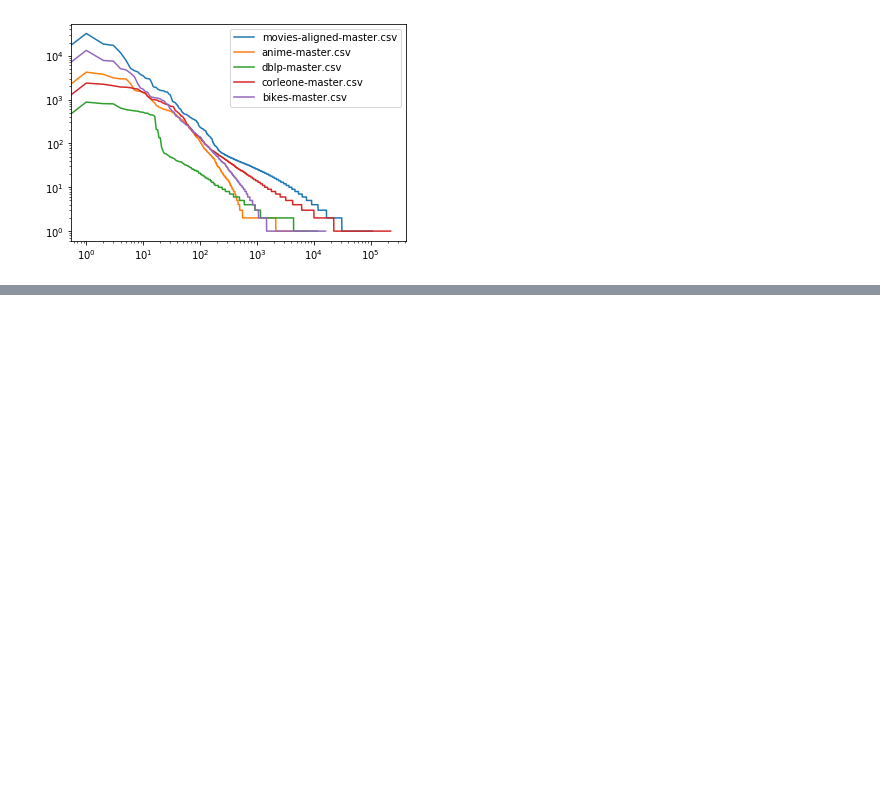
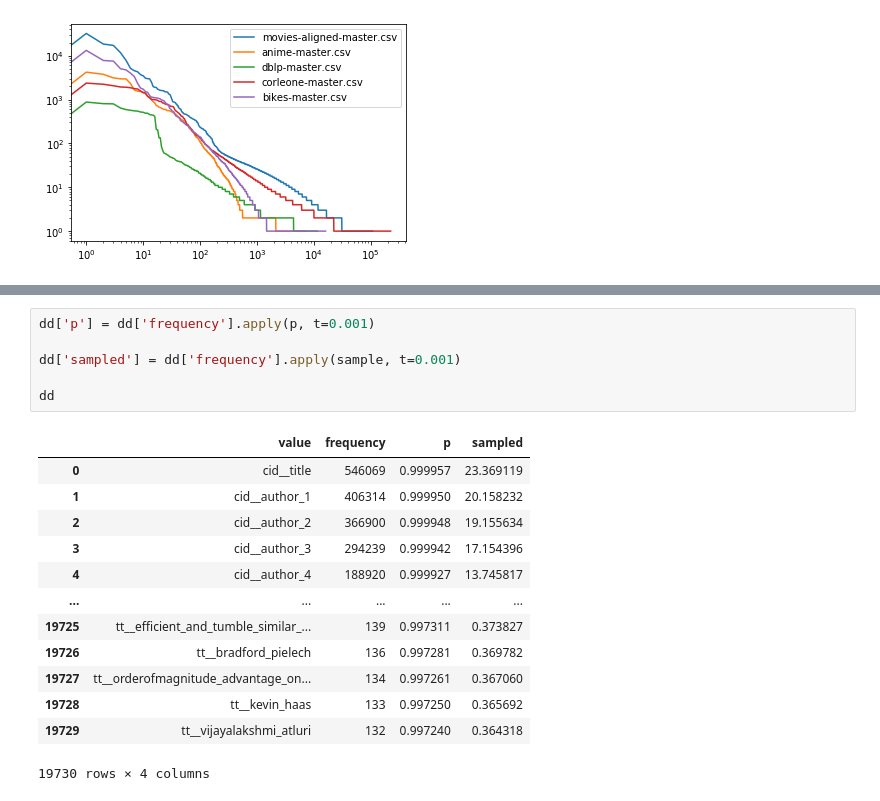
Before and after one commit to rcap107/embdi, a Jupyter notebook: study_dataset.ipynb, the cells around one changed output, grey strips where cells are left out. Cells and saved outputs as stored; diff of their text form; blank space fills up the shorter version.

```diff
--- a/study_dataset.ipynb
+++ b/study_dataset.ipynb
@@ -895,0 +547,20 @@ plt.xlim([0,20])
+# %%
+dd['p'] = dd['frequency'].apply(p, t=0.001)
+
+dd['sampled'] = dd['frequency'].apply(sample, t=0.001)
+
+dd
+# %% [output]
+|  | value | frequency | p | sampled |
+| 0 | cid__title | 546069 | 0.999957 | 23.369119 |
+| 1 | cid__author_1 | 406314 | 0.999950 | 20.158232 |
+| 2 | cid__author_2 | 366900 | 0.999948 | 19.155634 |
+| 3 | cid__author_3 | 294239 | 0.999942 | 17.154396 |
+| 4 | cid__author_4 | 188920 | 0.999927 | 13.745817 |
+| ... | ... | ... | ... | ... |
+| 19725 | tt__efficient_and_tumble_similar_... | 139 | 0.997311 | 0.373827 |
+| 19726 | tt__bradford_pielech | 136 | 0.997281 | 0.369782 |
+| 19727 | tt__orderofmagnitude_advantage_on... | 134 | 0.997261 | 0.367060 |
+| 19728 | tt__kevin_haas | 133 | 0.997250 | 0.365692 |
+| 19729 | tt__vijayalakshmi_atluri | 132 | 0.997240 | 0.364318 |
+19730 rows × 4 columns
```
Also changed, not shown: parts of 38 cells of this notebook, 2 other files.
